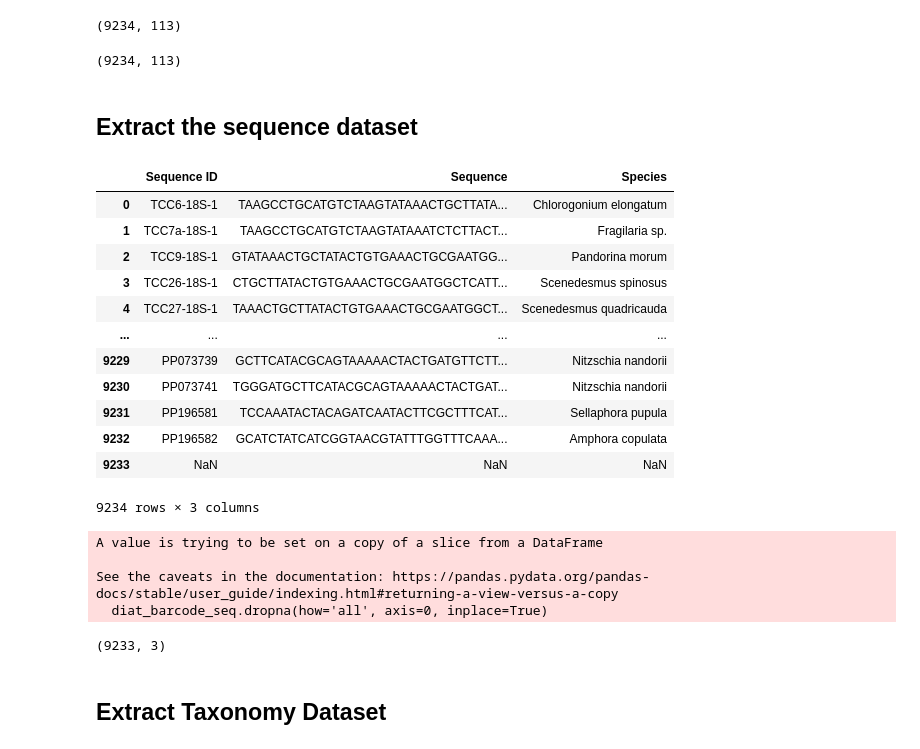
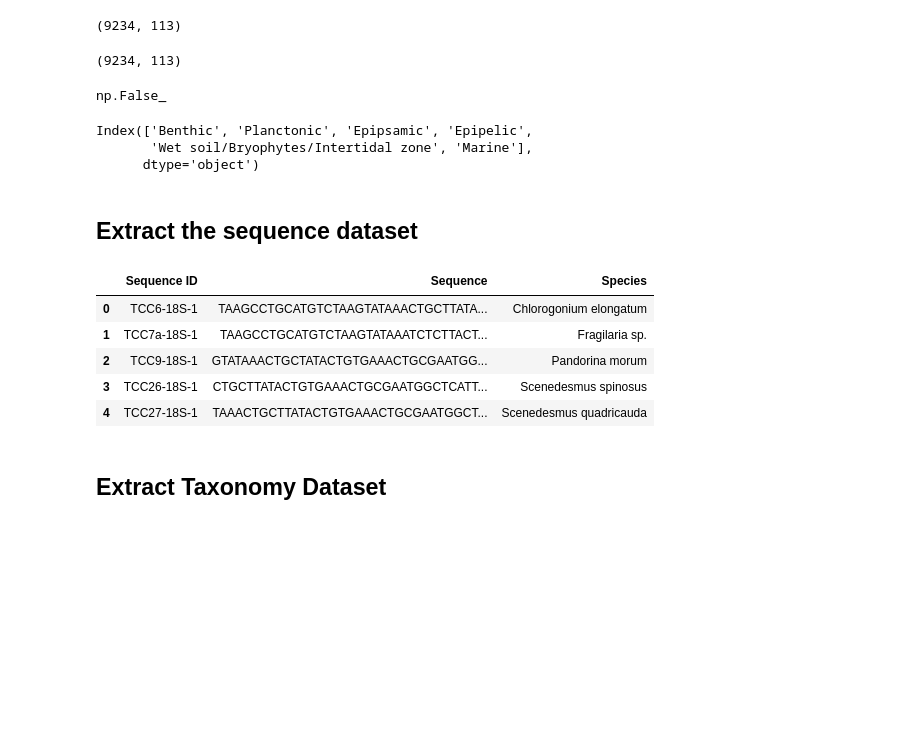
Before and after one commit to CIBIO-BU/mozaiko, a Jupyter notebook: external-scripts/diat-barcode_pre-process/pre-process-diat_barcode.ipynb, the cells around one changed output. Cells and saved outputs as stored; diff of their text form; code cells hidden in the pictures; blank space fills up the shorter version.

```diff
--- a/external-scripts/diat-barcode_pre-process/pre-process-diat_barcode.ipynb
+++ b/external-scripts/diat-barcode_pre-process/pre-process-diat_barcode.ipynb
@@ -11,7 +11,7 @@ import pandas as pd
 # %% [markdown]
 ## Read and Exploratory Analysis
 # %%
-diat = pd.read_csv('diat-barcode_v12.tsv', sep='\t')
+diat = pd.read_csv('diat-barcode_v12.tsv', sep='\t', header=0)
 # %%
 diat.head()
 # %% [output]
@@ -31,11 +41,25 @@ diat.shape
 # Remove columns and rows with all NaN values
 diat.dropna(how='all', axis=1, inplace=True)
 diat.dropna(how='all', axis=0, inplace=True)
-# %%
-# No difference in shape -> No empty columns/rows were found
-diat.shape
-# %% [output]
-(9234, 113)
+# %%
+diat.shape
+# %% [output]
+(9234, 113)
+# %%
+# Shape remains the same. However, last row looks to be all NaN values
+diat.iloc[-1].isnull().all()
+# %% [output]
+np.False_
+# %%
+# Check columns where values are not NaN in the last row
+diat.columns[~diat.iloc[-1].isnull()]
+# %% [output]
+Index(['Benthic', 'Planctonic', 'Epipsamic', 'Epipelic',
+       'Wet soil/Bryophytes/Intertidal zone', 'Marine'],
+      dtype='object')
+# %%
+# Delete last row
+diat.drop(diat.index[-1], inplace=True)
 # %% [markdown]
 ## Extract the sequence dataset
 # %%
@@ -43,34 +67,14 @@ diat.shape
 diat_barcode_seq = diat[['Sequence ID', 'Sequence', 'Species']]
 # %%
 # Confirm the selection
-diat_barcode_seq
+diat_barcode_seq.head()
 # %% [output]
 |  | Sequence ID | Sequence | Species |
 | 0 | TCC6-18S-1 | TAAGCCTGCATGTCTAAGTATAAACTGCTTATA... | Chlorogonium elongatum |
 | 1 | TCC7a-18S-1 | TAAGCCTGCATGTCTAAGTATAAATCTCTTACT... | Fragilaria sp. |
 | 2 | TCC9-18S-1 | GTATAAACTGCTATACTGTGAAACTGCGAATGG... | Pandorina morum |
 | 3 | TCC26-18S-1 | CTGCTTATACTGTGAAACTGCGAATGGCTCATT... | Scenedesmus spinosus |
 | 4 | TCC27-18S-1 | TAAACTGCTTATACTGTGAAACTGCGAATGGCT... | Scenedesmus quadricauda |
-| ... | ... | ... | ... |
-| 9229 | PP073739 | GCTTCATACGCAGTAAAAACTACTGATGTTCTT... | Nitzschia nandorii |
-| 9230 | PP073741 | TGGGATGCTTCATACGCAGTAAAAACTACTGAT... | Nitzschia nandorii |
-| 9231 | PP196581 | TCCAAATACTACAGATCAATACTTCGCTTTCAT... | Sellaphora pupula |
-| 9232 | PP196582 | GCATCTATCATCGGTAACGTATTTGGTTTCAAA... | Amphora copulata |
-| 9233 | NaN | NaN | NaN |
-9234 rows × 3 columns
-# %%
-# Remove empty rows
-diat_barcode_seq.dropna(how='all', axis=0, inplace=True)
-# %% [output]
-A value is trying to be set on a copy of a slice from a DataFrame
-
-See the caveats in the documentation: https://pandas.pydata.org/pandas-docs/stable/user_guide/indexing.html#returning-a-view-versus-a-copy
-  diat_barcode_seq.dropna(how='all', axis=0, inplace=True)
-# %%
-# Check shape
-diat_barcode_seq.shape
-# %% [output]
-(9233, 3)
 # %%
 # Rename columns for machine readability
 diat_barcode_seq.columns = ['seq_ID', 'sequence', 'species']
```
Also changed, not shown: parts of 11 cells of this notebook, 1 other file.
